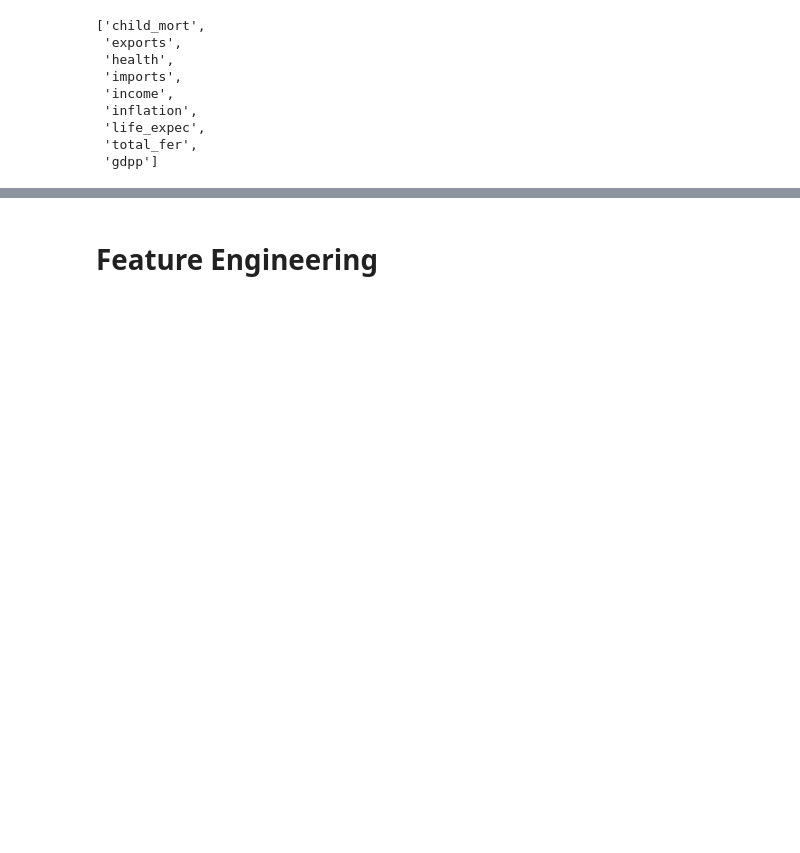
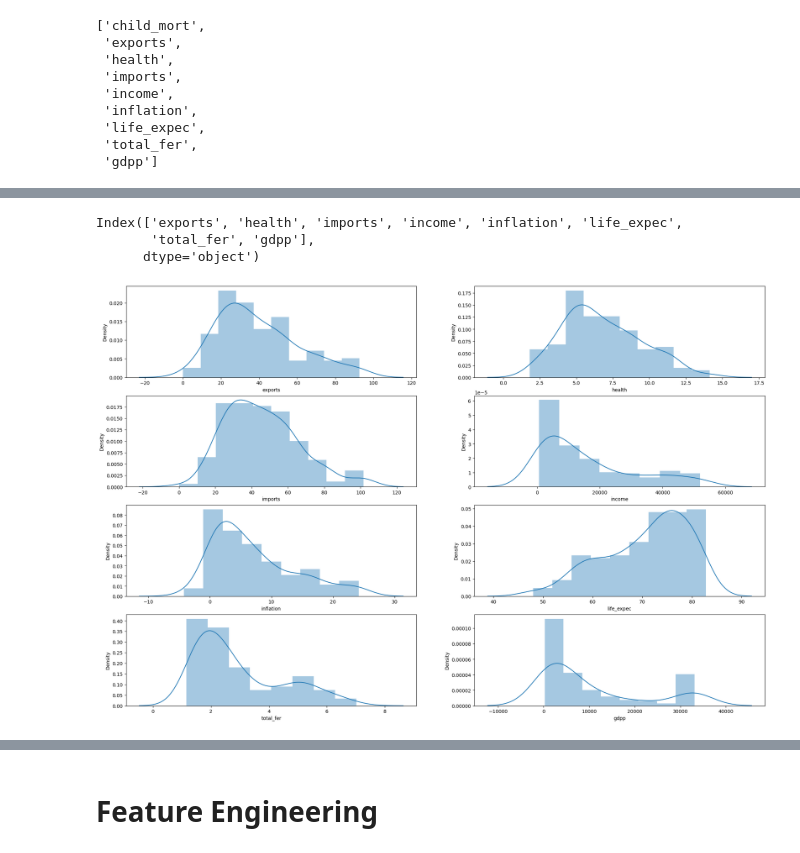
Before and after one commit to alhussienhazem/country-clustering-analysis, a Jupyter notebook: AlhussienHazem_Task_6.ipynb, the cells around one changed output, grey strips where cells are left out. Saved outputs shown, nothing was run; the diff lists cells and outputs as text; code cells hidden in the pictures; blank space fills up the shorter version.

```diff
--- a/AlhussienHazem_Task_6.ipynb
+++ b/AlhussienHazem_Task_6.ipynb
@@ -209,0 +220,14 @@ plt.show()
+# %%
+features=data.columns[1:]
+features
+# %% [output]
+Index(['exports', 'health', 'imports', 'income', 'inflation', 'life_expec',
+       'total_fer', 'gdpp'],
+      dtype='object')
+# %%
+plt.figure(figsize=(24,20))
+for i in enumerate(features):
+    plt.subplot(5,2,i[0]+1)
+    sns.distplot(data[i[1]])
+# %% [output]
+[figure, added]
```
Also changed, not shown: parts of 46 cells of this notebook, 2 other files.
